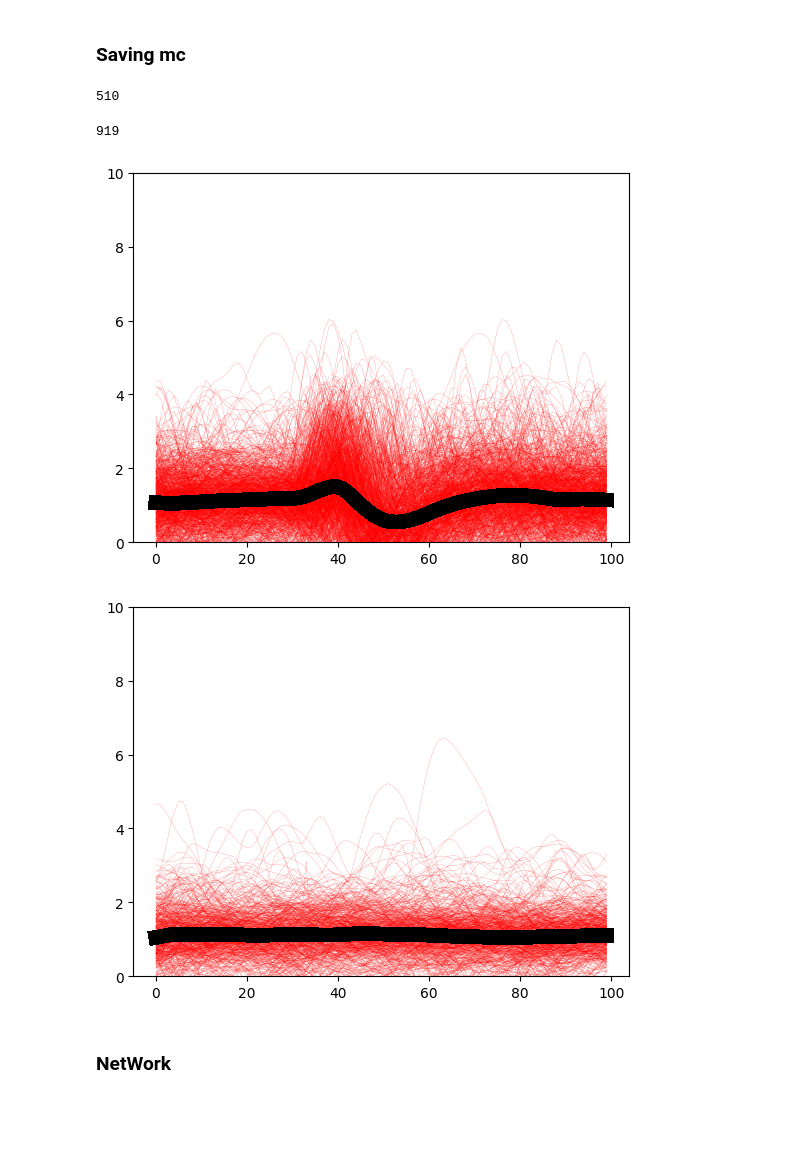
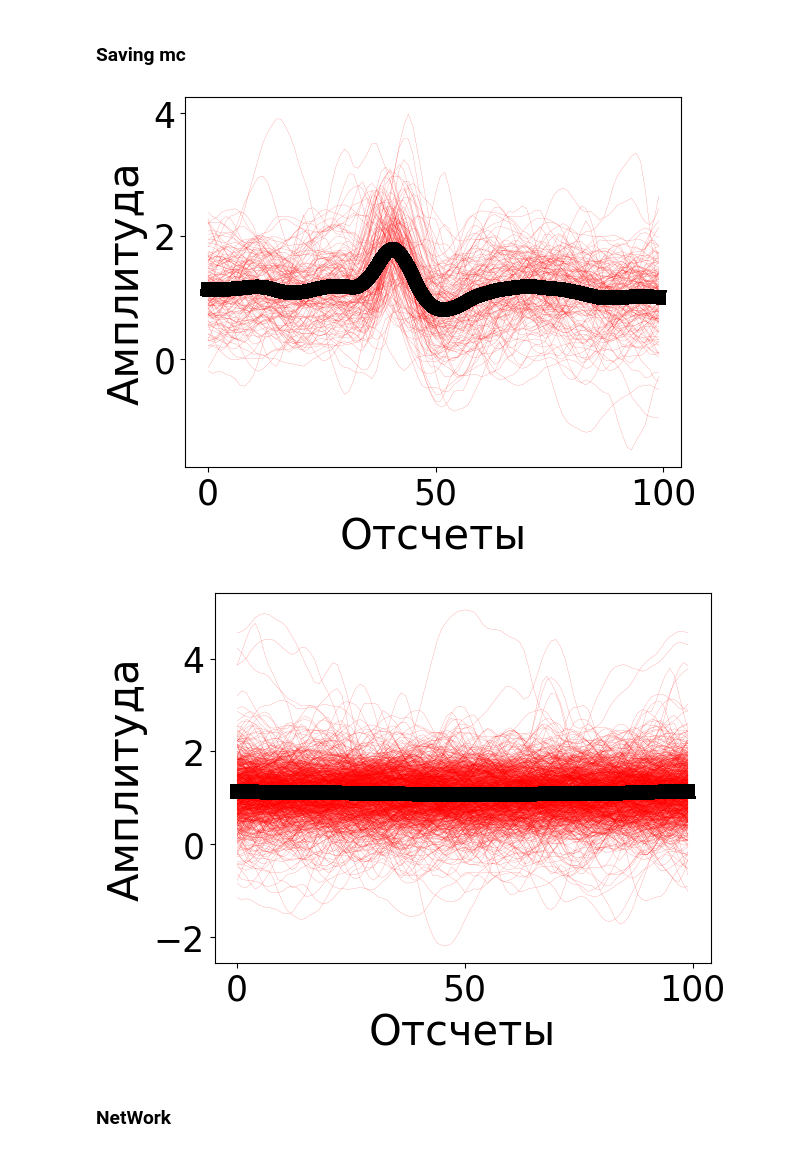
Before and after one commit to NikolayGromov/extreme-events, a Jupyter notebook: EEG seizure/EpiActivity/NovelEEGSequenceFeatures.ipynb, the cells around one changed output. Saved outputs shown, nothing was run; the diff lists cells and outputs as text; code cells hidden in the pictures; blank space fills up the shorter version.

```diff
--- a/EEG seizure/EpiActivity/NovelEEGSequenceFeatures.ipynb
+++ b/EEG seizure/EpiActivity/NovelEEGSequenceFeatures.ipynb
@@ -208,7 +209,7 @@ for i in tqdm(range(len(records))):
 # %% [markdown]
 shapes of the record and sneo are equal
 # %%
-i=4
+i=-1
 sneo_signals = np.load("data/" + record_names[i].split("/")[0] + "/SNEO/" + record_names[i].split("/")[1] + "freq" + str(freqs[i])[:3] + ".npy")
 # %%
 train_time_start = annots[i][0][0]
@@ -241,5 +242,8 @@ mean_epi = np.array(epi[1:]).mean(axis=0)
 for epi_sample in epi:
     plt.plot(epi_sample, c="red", linewidth=0.1)
     plt.plot(mean_epi, c="black", linewidth = 10)
-    plt.ylim(0, 100)
+    #plt.ylim(0, 100)
+plt.xlabel("Отсчеты", size=30)
+plt.ylabel("Амплитуда", size=30)
+plt.tick_params(axis='both', which='major', labelsize=25)
 # %% [output]
@@ -395,6 +402,16 @@ for lead in tqdm(test_record[:-1]):
 mc_signals = np.array(mc_signals)
 # %%
 mc_signals = mc_signals[:, train_idx_start:train_idx_fin]
+# %%
+i=-1
+mc_signals = np.load("data/" + record_names[i].split("/")[0] + "/MC/" + record_names[i].split("/")[1] + "freq" + str(freqs[i])[:3] + ".npy")
+# %%
+train_time_start = annots[i][0][0]
+train_time_end = annots[i][-1][0]
+train_idx_start = (np.array(times[i]) < train_time_start).argmin()
+train_idx_fin = (np.array(times[i])< train_time_end).argmin()
+
+mc_signals = mc_signals[:, train_idx_start:train_idx_fin]
 # %%
 count_zero = 0
 silence = []
@@ -412,30 +429,26 @@ for i in range(len(mc_signals[0])-100):
         count_zero = 0
         in_epi_flag = True
         epi.append(mc_signals[2, i-30:i+70])
-# %%
-len(silence)
-# %% [output]
-510
-# %%
-len(epi)
-# %% [output]
-919
 # %%
 mean_epi = np.array(epi[1:]).mean(axis=0)
 for epi_sample in epi:
     plt.plot(epi_sample, c="red", linewidth = 0.1)
     plt.plot(mean_epi, linewidth = 10, c="black")
-    plt.ylim(0, 10)
+plt.xlabel("Отсчеты", size=30)
+plt.ylabel("Амплитуда", size=30)
+plt.tick_params(axis='both', which='major', labelsize=25)
 # %% [output]
-[figure, old version]
+[figure, new version]
 # %%
 mean_silence = np.array(silence).mean(axis=0)
 for silence_sample in silence:
     plt.plot(silence_sample, c="red", linewidth = 0.1)
     plt.plot(mean_silence, linewidth = 10, c="black")
-    plt.ylim(0, 10)
+plt.xlabel("Отсчеты", size=30)
+plt.ylabel("Амплитуда", size=30)
+plt.tick_params(axis='both', which='major', labelsize=25)
 # %% [output]
-[figure, old version]
+[figure, new version]
 # %% [markdown]
 ### NetWork
 # %%
```
Also changed, not shown: parts of 4 cells of this notebook, 17 other files.
